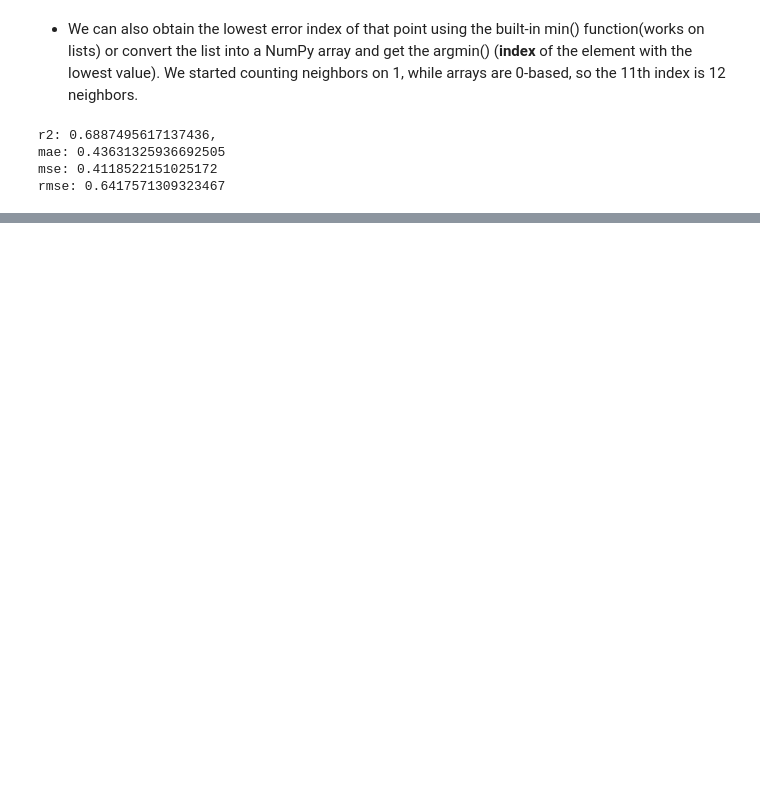
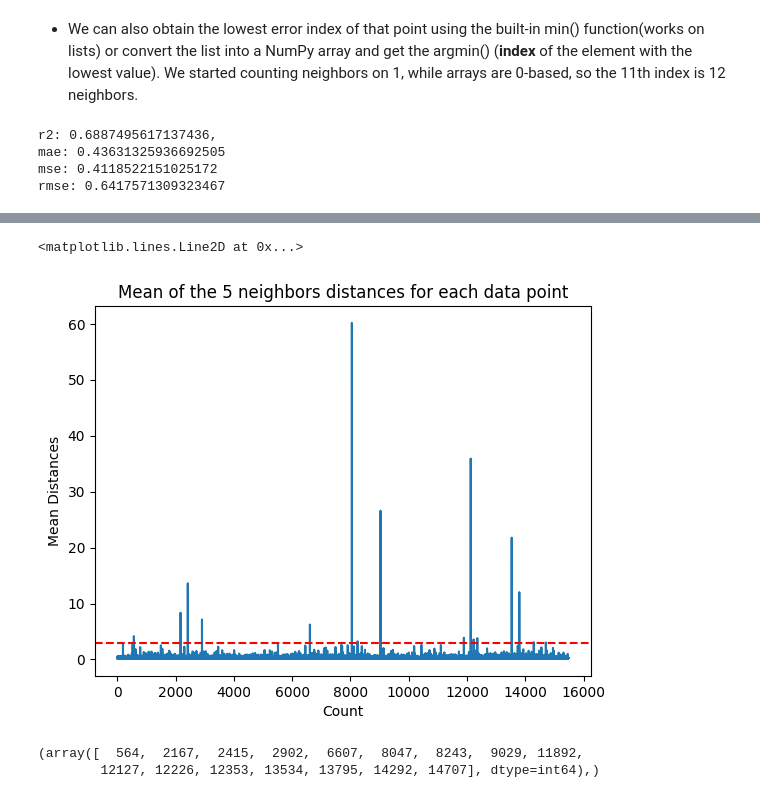
Before and after one commit to BinuraRanasingha/Information-Retrieval-and-Web-Analytics, a Jupyter notebook: k-Nearest Neighbor .ipynb, the cells around one changed output, grey strips where cells are left out. Saved outputs shown, nothing was run; the diff lists cells and outputs as text; code cells hidden in the pictures; blank space fills up the shorter version.

```diff
--- a/k-Nearest Neighbor .ipynb
+++ b/k-Nearest Neighbor .ipynb
@@ -377,0 +407,16 @@ weighted avg    0.64311   0.63353   0.63617      5160
+# %%
+dist_means = distances.mean(axis=1)
+plt.plot(dist_means)
+plt.title('Mean of the 5 neighbors distances for each data point')
+plt.xlabel('Count')
+plt.ylabel('Mean Distances')
+plt.axhline(y=3,color='r',linestyle='--') #Adds a horizontal line across the axis.
+# %% [output]
+<matplotlib.lines.Line2D at 0x...>
+[figure, added]
+# %%
+outlier_index = np.where(dist_means > 3)
+outlier_index
+# %% [output]
+(array([  564,  2167,  2415,  2902,  6607,  8047,  8243,  9029, 11892,
+        12127, 12226, 12353, 13534, 13795, 14292, 14707], dtype=int64),)
```
Also changed, not shown: parts of 53 cells of this notebook.
